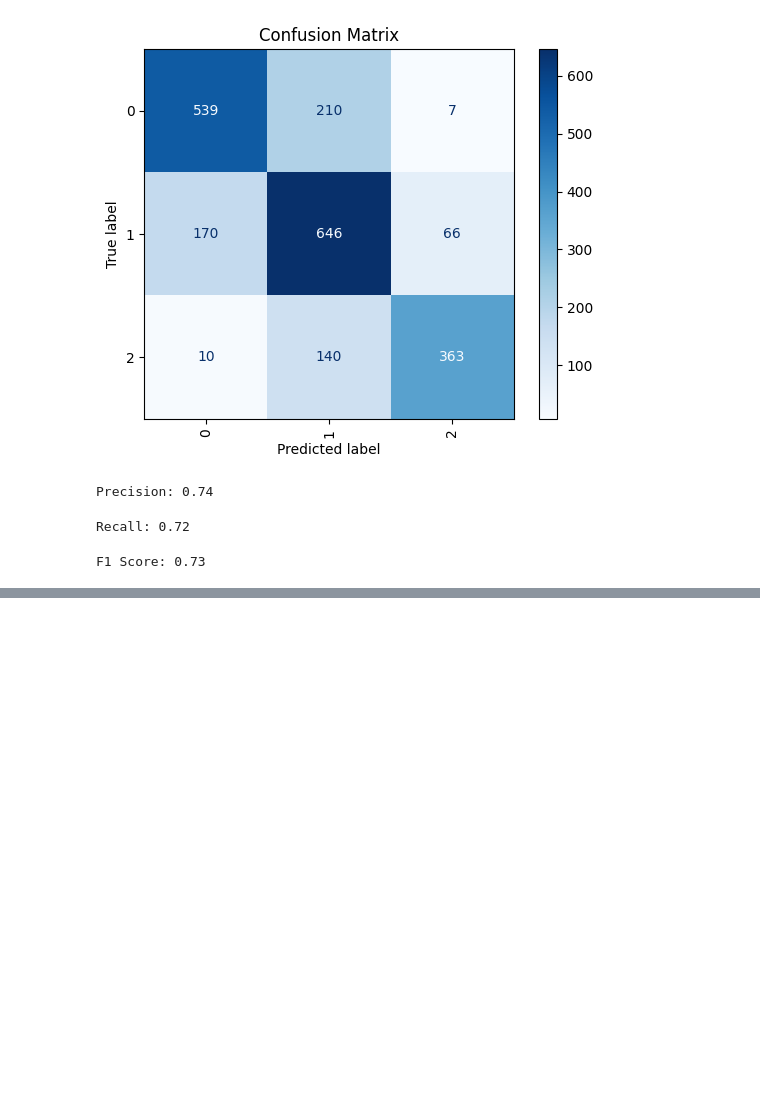
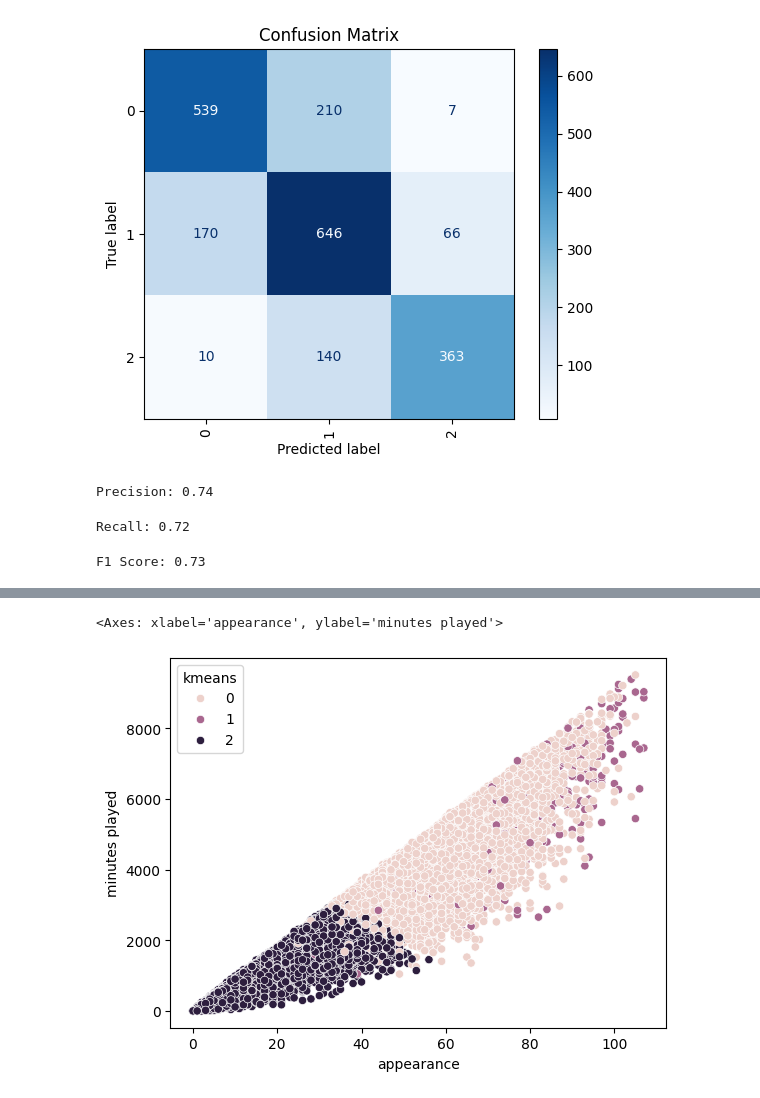
Before and after one commit to Tuwaiq-DS-ML-bootcamp-V-9/Usecase-7, a Jupyter notebook: EDA explain template.ipynb, the cells around one changed output, grey strips where cells are left out. Saved outputs shown, nothing was run; the diff lists cells and outputs as text; code cells hidden in the pictures; blank space fills up the shorter version.

```diff
--- a/EDA explain template.ipynb
+++ b/EDA explain template.ipynb
@@ -1917,0 +2004,2 @@ F1 Score: 0.73
+# %%
+football_players_data_Kmeans['kmeans'] = y_pred
@@ -1917,0 +2030,5 @@ F1 Score: 0.73
+# %%
+sns.scatterplot(data = football_players_data_Kmeans , x = 'appearance', y = 'minutes played', hue = 'kmeans')
+# %% [output]
+<Axes: xlabel='appearance', ylabel='minutes played'>
+[figure, added]
```
Also changed, not shown: parts of 54 cells of this notebook.
